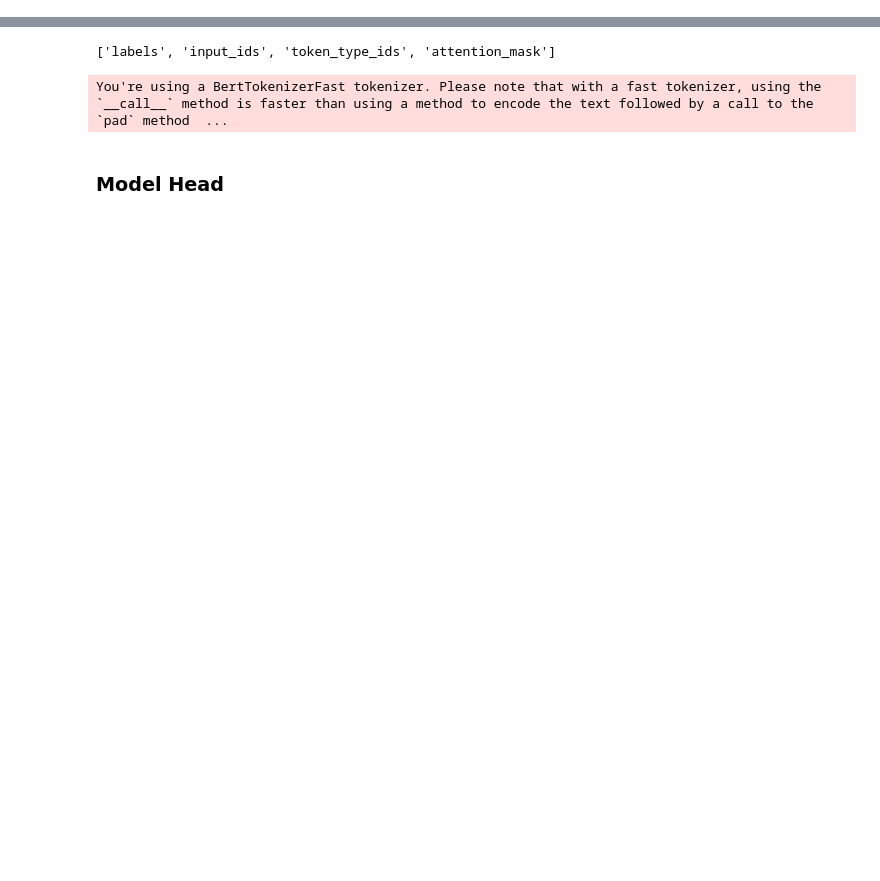
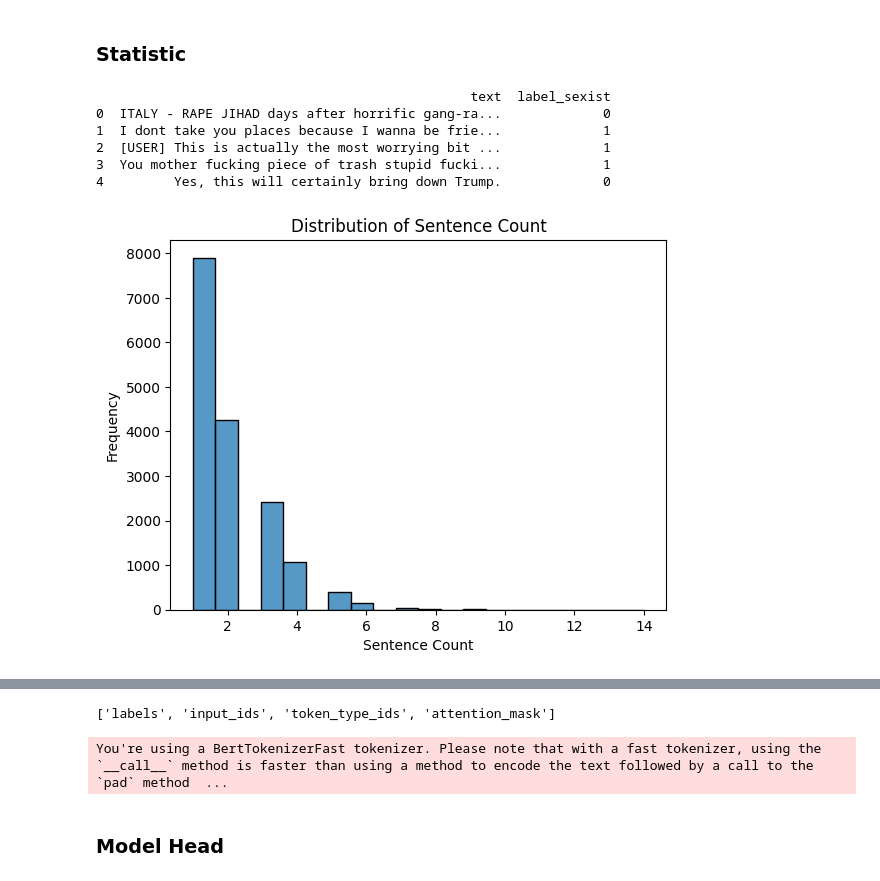
Before and after one commit to yangezheng/chatguardians, a Jupyter notebook: classification/yange/distilbert-base-uncased.ipynb, the cells around one changed output, grey strips where cells are left out. Saved outputs shown, nothing was run; the diff lists cells and outputs as text; code cells hidden in the pictures; blank space fills up the shorter version.

Commit message:
added statistic test and tensorboard

```diff
--- a/classification/yange/distilbert-base-uncased.ipynb
+++ b/classification/yange/distilbert-base-uncased.ipynb
@@ -30,0 +38,33 @@ data_collator = DataCollatorWithPadding(tokenizer=tokenizer)
+# %% [markdown]
+### Statistic
+# %%
+import pandas as pd
+import seaborn as sns
+import matplotlib.pyplot as plt
+
+import nltk
+from nltk.tokenize import sent_tokenize
+
+def count_sentences(text):
+    sentences = sent_tokenize(text)
+    return len(sentences)
+
+
+df = pd.DataFrame(raw_datasets['train'])
+print(df.head())
+# %% [output]
+                                                text  label_sexist
+0  ITALY - RAPE JIHAD days after horrific gang-ra...             0
+1  I dont take you places because I wanna be frie...             1
+2  [USER] This is actually the most worrying bit ...             1
+3  You mother fucking piece of trash stupid fucki...             1
+4         Yes, this will certainly bring down Trump.             0
+# %%
+df['sentence_count'] = df['text'].apply(count_sentences)
+sns.histplot(df['sentence_count'], bins = 20)
+plt.title("Distribution of Sentence Count")
+plt.xlabel("Sentence Count")
+plt.ylabel("Frequency")
+plt.show()
+# %% [output]
+[figure, added]
```
Also changed, not shown: parts of 12 cells of this notebook.
